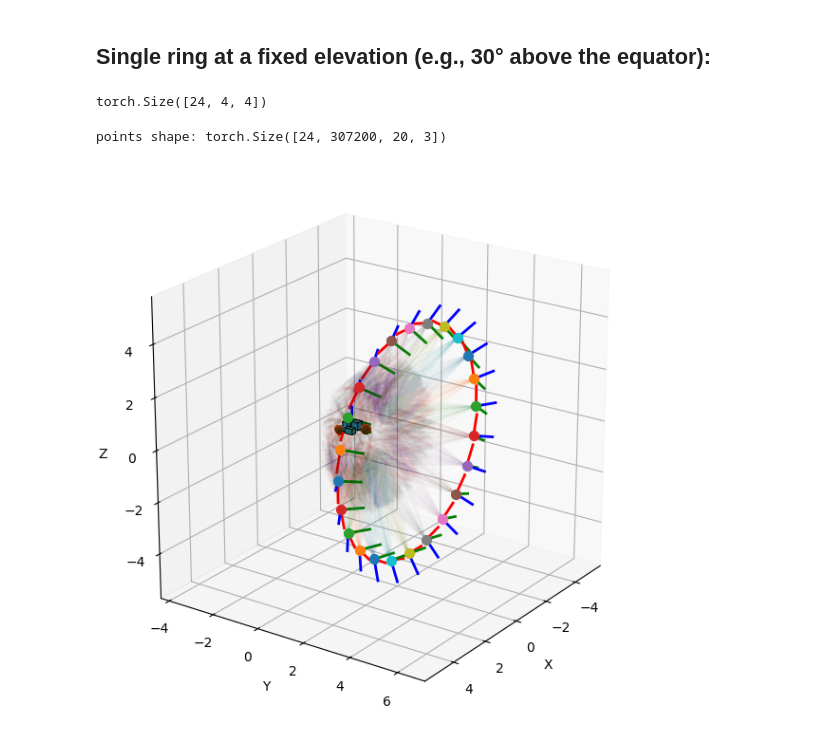
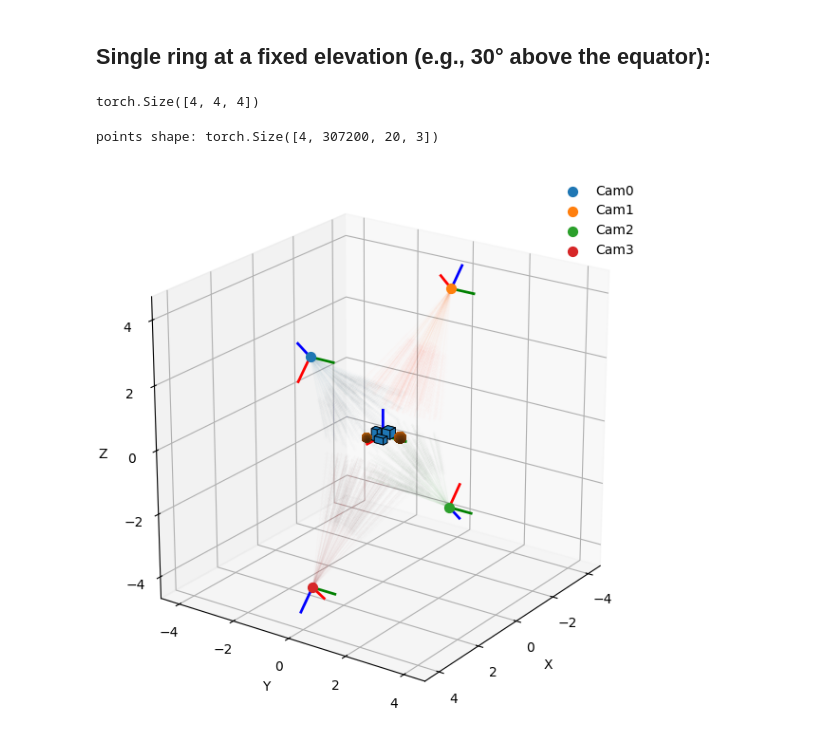
Before and after one commit to WikiGenius/nerf-lab, a Jupyter notebook: examples/demo_setup_poses2.ipynb, the cells around one changed output. Saved outputs shown, nothing was run; the diff lists cells and outputs as text; code cells hidden in the pictures.

```diff
--- a/examples/demo_setup_poses2.ipynb
+++ b/examples/demo_setup_poses2.ipynb
@@ -16,11 +16,12 @@ world = load_world("../data/world.json")
 ## Single ring at a fixed elevation (e.g., 30° above the equator):
 # %%
 # build preset dictionary
-HB = make_spherical_poses(c=24, radius=5.0, method="ring", ring_elev_deg=30.0)
+# HB = make_spherical_poses(c=4, radius=5.0, method="ring", ring_elev_deg=0.0)
+HB = make_spherical_poses(c=4, radius=5.0, method="ring", ring_elev_deg=0.0, yaw_offset_deg=+45)
 
 print(HB.shape)
 # %% [output]
-torch.Size([24, 4, 4])
+torch.Size([4, 4, 4])
 # %%
 # --- camera ------------------------------------------------------------------
 cam_batched   = Camera(HB)
@@ -30,15 +31,15 @@ O_B, D_B = cam_batched.get_rays(frame="world")
 tB, deltaB, ptsB = cam_batched.sample_along_rays(O_B, D_B, rng=torch.manual_seed(0))
 print("points shape:", ptsB.shape)
 # %% [output]
-points shape: torch.Size([24, 307200, 20, 3])
+points shape: torch.Size([4, 307200, 20, 3])
 # %%
 # 1) Single batched camera, draw 1k rays/pose and samples
 plot_world(
     world,
     cameras=cam_batched,
     cam_indices="all",
     draw_rays=True, ray_mode="lines", rays_per_pose=100,
-    draw_samples=True, samples_deterministic=True, ray_alpha=0.01, samples_alpha=0.002, shape_edge_alpha=1, shape_face_alpha= 1, set_labels=False
+    draw_samples=True, samples_deterministic=True, ray_alpha=0.01, samples_alpha=0.002, shape_edge_alpha=1, shape_face_alpha= 1, set_labels=True
 )
 # %% [output]
-[figure, old version]
+[figure, new version]
```
Also changed, not shown: 19 other files.
